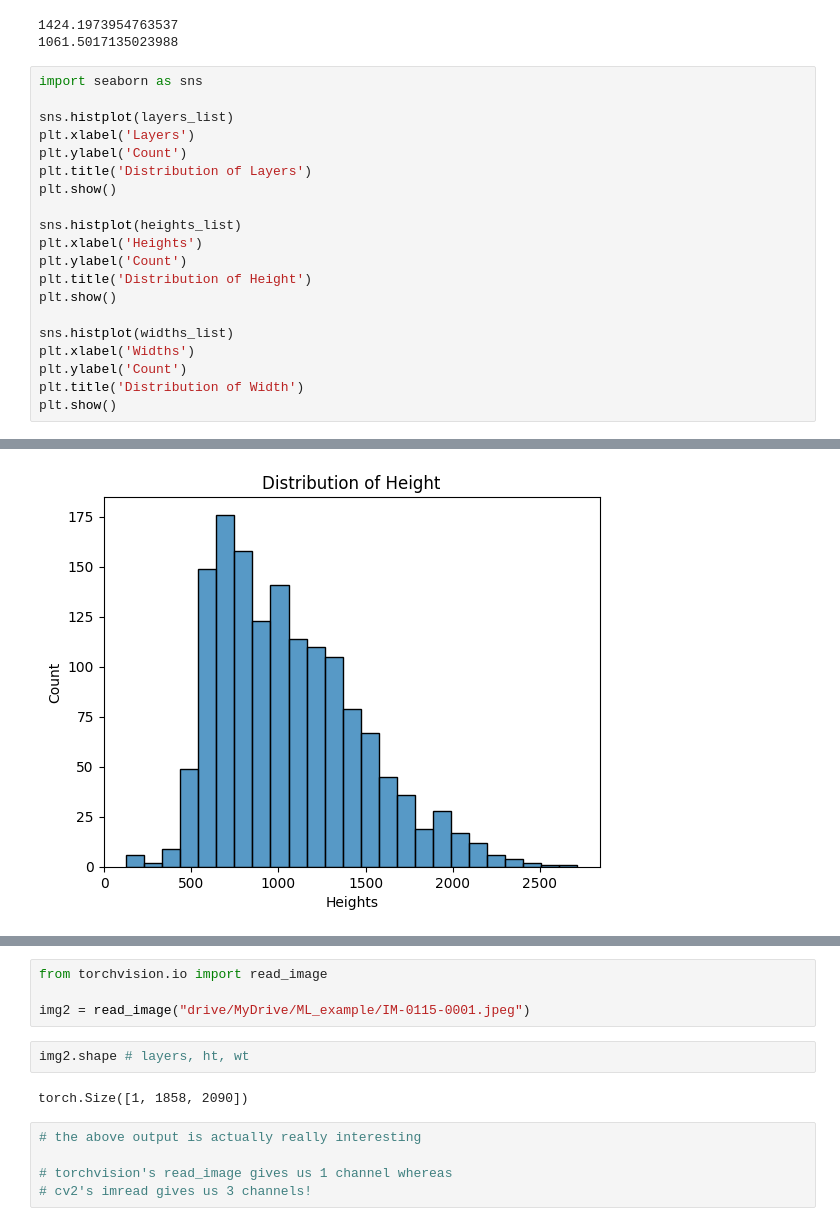
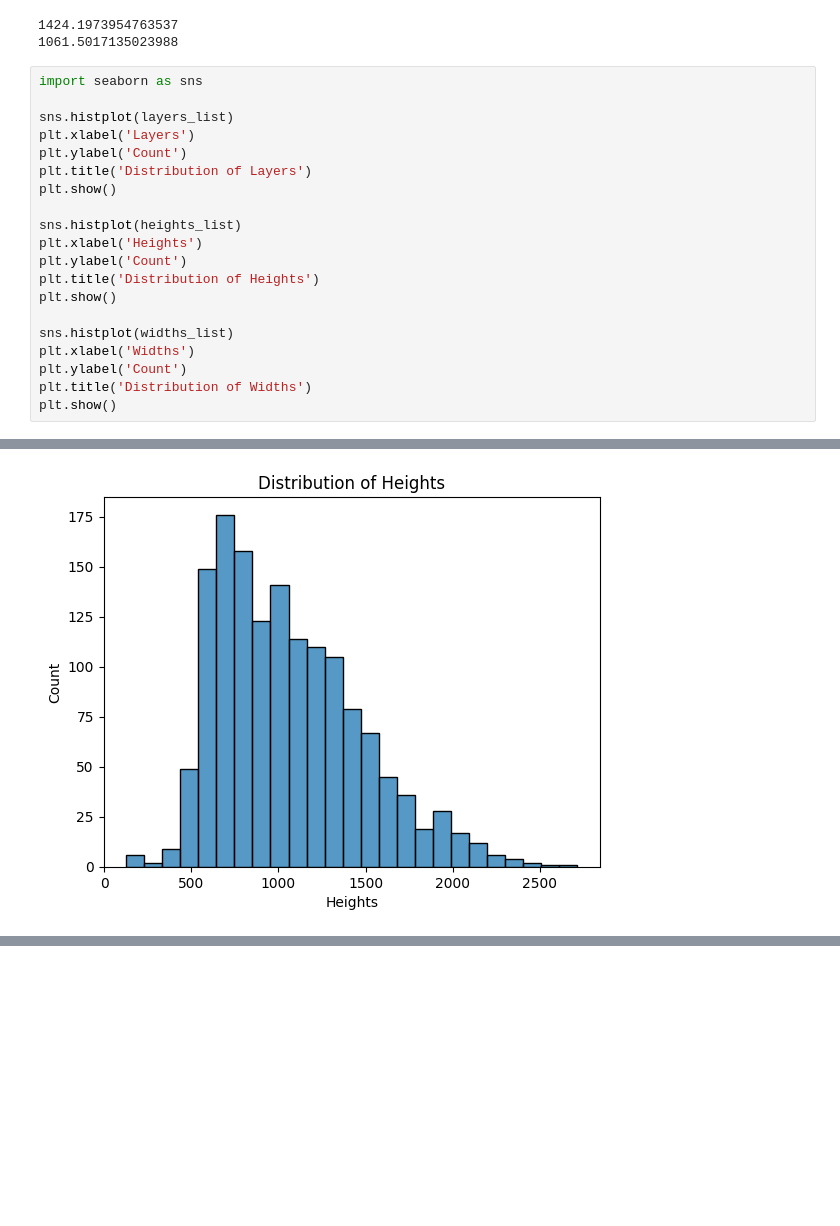
Before and after one commit to ethanarsht/detective-dogs, a Jupyter notebook: Jen_working_with_images.ipynb, the cells around one changed output, grey strips where cells are left out. Saved outputs shown, nothing was run; the diff lists cells and outputs as text; blank space fills up the shorter version.

```diff
--- a/Jen_working_with_images.ipynb
+++ b/Jen_working_with_images.ipynb
@@ -171,23 +74,23 @@ print(avg_heights)
 # %%
 import seaborn as sns
 
 sns.histplot(layers_list)
 plt.xlabel('Layers')
 plt.ylabel('Count')
 plt.title('Distribution of Layers')
 plt.show()
 
 sns.histplot(heights_list)
 plt.xlabel('Heights')
 plt.ylabel('Count')
-plt.title('Distribution of Height')
+plt.title('Distribution of Heights')
 plt.show()
 
 sns.histplot(widths_list)
 plt.xlabel('Widths')
 plt.ylabel('Count')
-plt.title('Distribution of Width')
+plt.title('Distribution of Widths')
 plt.show()
 # %% [output]
 [figure]
-[figure, old version]
+[figure, new version]
@@ -195,13 +97,0 @@ plt.show()
-# %%
-from torchvision.io import read_image
-
-img2 = read_image("drive/MyDrive/ML_example/IM-0115-0001.jpeg")
-# %%
-img2.shape # layers, ht, wt
-# %% [output]
-torch.Size([1, 1858, 2090])
-# %%
-# the above output is actually really interesting
-
-# torchvision's read_image gives us 1 channel whereas
-# cv2's imread gives us 3 channels!
```
Also changed, not shown: parts of 21 cells of this notebook.
